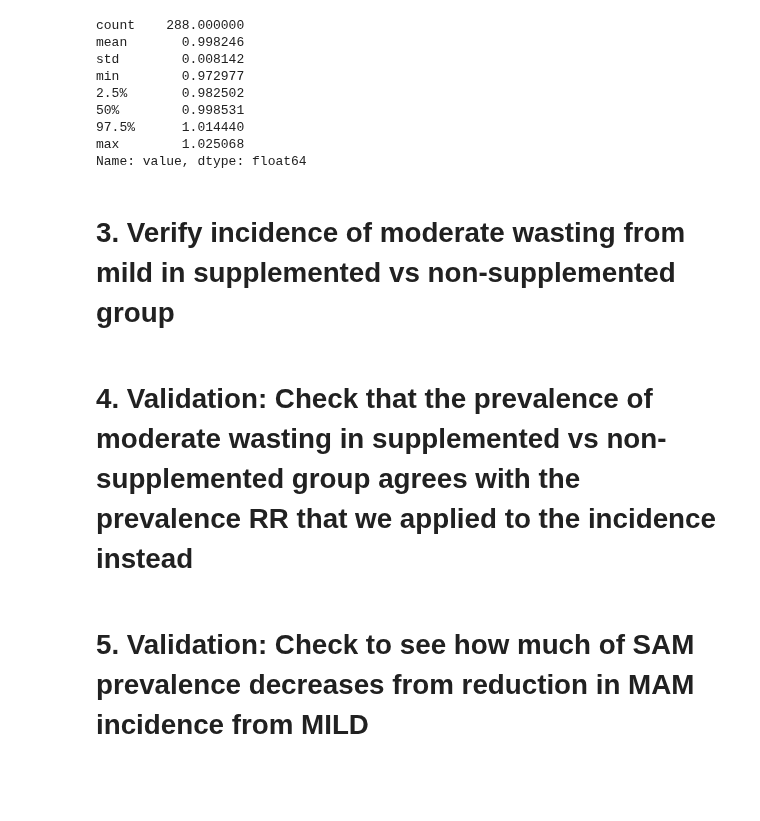
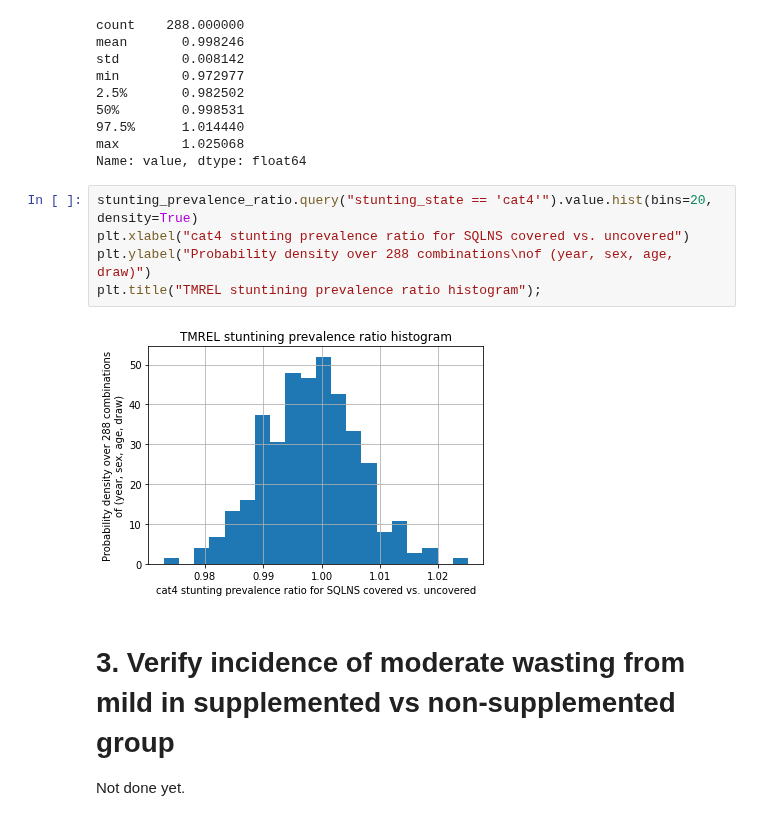
Before and after one commit to ihmeuw/vivarium_research_ciff_sam, a Jupyter notebook: model_validation/model3/2021_09_09a_ciff_sam_v3.1_vv.ipynb, the cells around one changed output. Cells and saved outputs as stored; diff of their text form; blank space fills up the shorter version.

```diff
--- a/model_validation/model3/2021_09_09a_ciff_sam_v3.1_vv.ipynb
+++ b/model_validation/model3/2021_09_09a_ciff_sam_v3.1_vv.ipynb
@@ -263,9 +410,14 @@ min        0.972977
 97.5%      1.014440
 max        1.025068
 Name: value, dtype: float64
+# %%
+stunting_prevalence_ratio.query("stunting_state == 'cat4'").value.hist(bins=20, density=True)
+plt.xlabel("cat4 stunting prevalence ratio for SQLNS covered vs. uncovered")
+plt.ylabel("Probability density over 288 combinations\nof (year, sex, age, draw)")
+plt.title("TMREL stuntining prevalence ratio histogram");
+# %% [output]
+[figure, added]
 # %% [markdown]
 # 3. Verify incidence of moderate wasting from mild in supplemented vs non-supplemented group
+
+Not done yet.
-# %% [markdown]
-# 4. Validation: Check that the prevalence of moderate wasting in supplemented vs non-supplemented group agrees with the prevalence RR that we applied to the incidence instead
-# %% [markdown]
-# 5. Validation: Check to see how much of SAM prevalence decreases from reduction in MAM incidence from MILD
```
Also changed, not shown: parts of 33 cells of this notebook.
